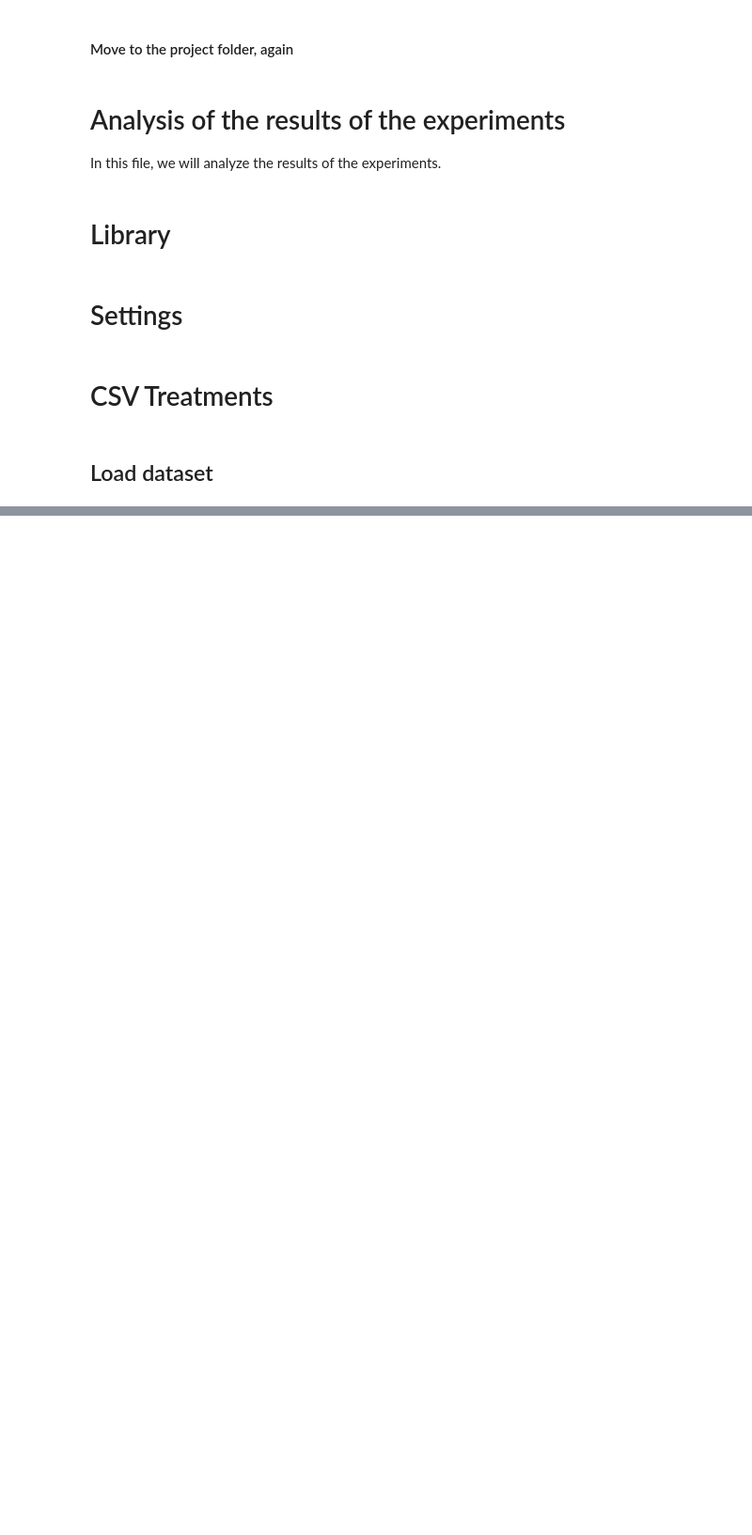
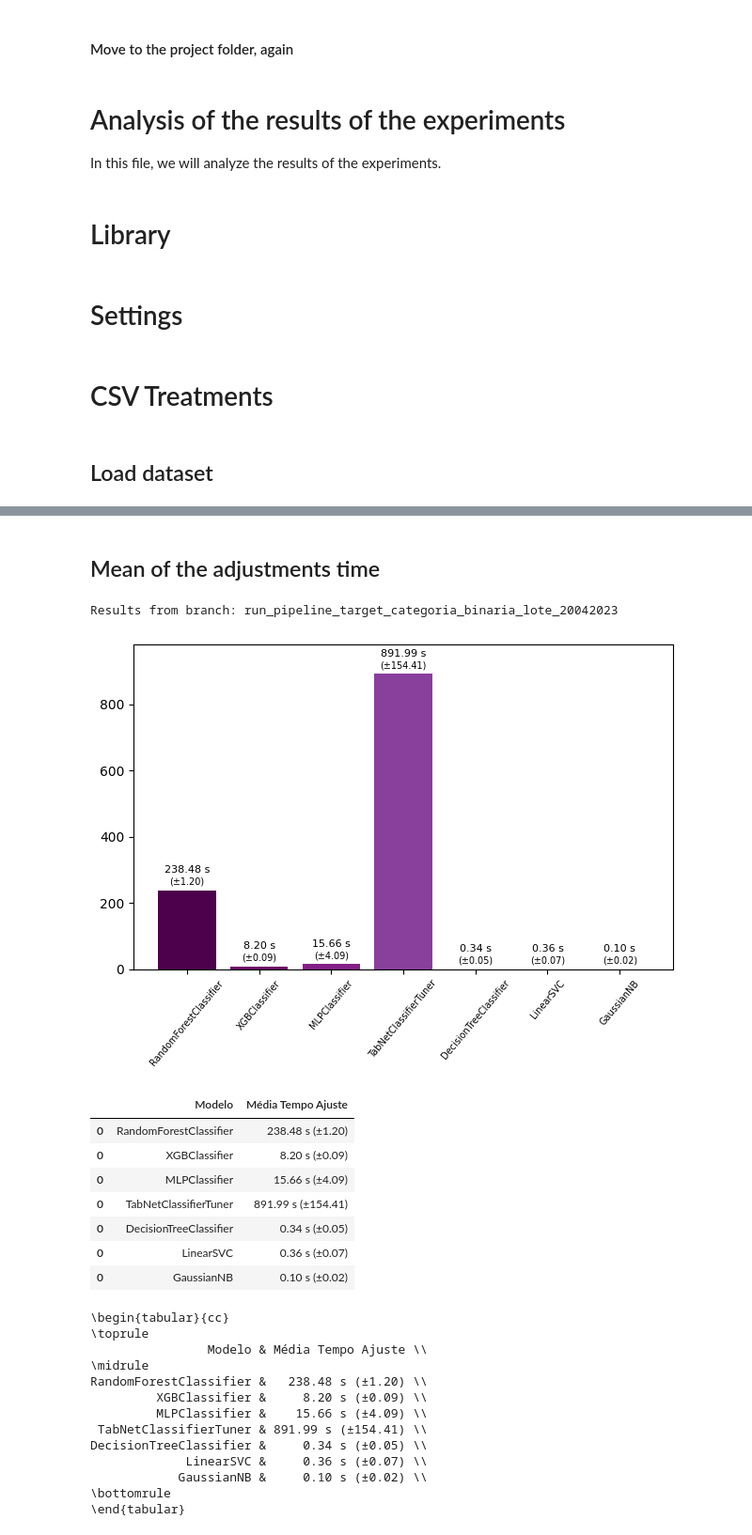
Before and after one commit to rafamarquesi/precoce-ms-classification, a Jupyter notebook: analysis_results_experiments.ipynb, the cells around one changed output, grey strips where cells are left out. Shown at 94% size. Cells and saved outputs as stored; diff of their text form; code cells hidden in the pictures; blank space fills up the shorter version.

```diff
--- a/analysis_results_experiments.ipynb
+++ b/analysis_results_experiments.ipynb
@@ -548,0 +341,74 @@ reports.simulate_recursive_feature_elimination_with_cv(
+# %% [markdown]
+## Mean of the adjustments time
+# %%
+for key, df in cv_results_dict.items():
+    best_models_information_df = pd.DataFrame()
+    print('Results from branch: {}'.format(key))
+
+    x = list()
+    y = list()
+    std_test_score = list()
+
+    for estimator in df['param_classifier__estimator'].unique():
+        best_models_information_df = pd.concat([best_models_information_df, pd.DataFrame.from_records(
+                        [
+                            {
+                                'Modelo': estimator[0:estimator.find('(')],
+                                'Média Tempo Ajuste': '{:.2f} s (±{:.2f})'.format(df[df['param_classifier__estimator']==estimator][0:1]['mean_fit_time'].values[0], df[df['param_classifier__estimator']==estimator][0:1]['std_fit_time'].values[0])
+                            }
+                        ])])
+
+        x.append(estimator[0:estimator.find('(')])
+        y.append(df[df['param_classifier__estimator']==estimator][0:1]['mean_fit_time'].values[0])
+        std_test_score.append(df[df['param_classifier__estimator']==estimator][0:1]['std_fit_time'].values[0])
+
+    colors = plt.cm.BuPu(np.linspace(1, 0.5, len(x)))
+
+    a = plt.bar(x, y, color=colors)
+
+    plt.bar_label(a, fmt='%.2f s', padding=12, fontsize=8)
+    plt.bar_label(a, labels=['(±%.2f)' % std for std in std_test_score], padding=3, fontsize=7)
+
+    plt.ylim(0, y[np.argmax(y)]+(y[np.argmax(y)]*0.1))
+    plt.xticks(rotation=50, fontsize=7)
+    plt.tight_layout()
+    # plt.legend()
+    plt.show()
+    plt.close()
+
+    displayhook(best_models_information_df)
+
+    print(
+        best_models_information_df.to_latex(
+            index=False,
+            float_format="%.2f",
+            # bold_rows=True,
+            column_format='cc',
+        )
+    )
+
+    print('\n')
+# %% [output]
+Results from branch: run_pipeline_target_categoria_binaria_lote_20042023
+[figure, added]
+|  | Modelo | Média Tempo Ajuste |
+| 0 | RandomForestClassifier | 238.48 s (±1.20) |
+| 0 | XGBClassifier | 8.20 s (±0.09) |
+| 0 | MLPClassifier | 15.66 s (±4.09) |
+| 0 | TabNetClassifierTuner | 891.99 s (±154.41) |
+| 0 | DecisionTreeClassifier | 0.34 s (±0.05) |
+| 0 | LinearSVC | 0.36 s (±0.07) |
+| 0 | GaussianNB | 0.10 s (±0.02) |
+\begin{tabular}{cc}
+\toprule
+                Modelo & Média Tempo Ajuste \\
+\midrule
+RandomForestClassifier &   238.48 s (±1.20) \\
+         XGBClassifier &     8.20 s (±0.09) \\
+         MLPClassifier &    15.66 s (±4.09) \\
+ TabNetClassifierTuner & 891.99 s (±154.41) \\
+DecisionTreeClassifier &     0.34 s (±0.05) \\
+             LinearSVC &     0.36 s (±0.07) \\
+            GaussianNB &     0.10 s (±0.02) \\
+\bottomrule
+\end{tabular}
```
Also changed, not shown: parts of 101 cells of this notebook.
